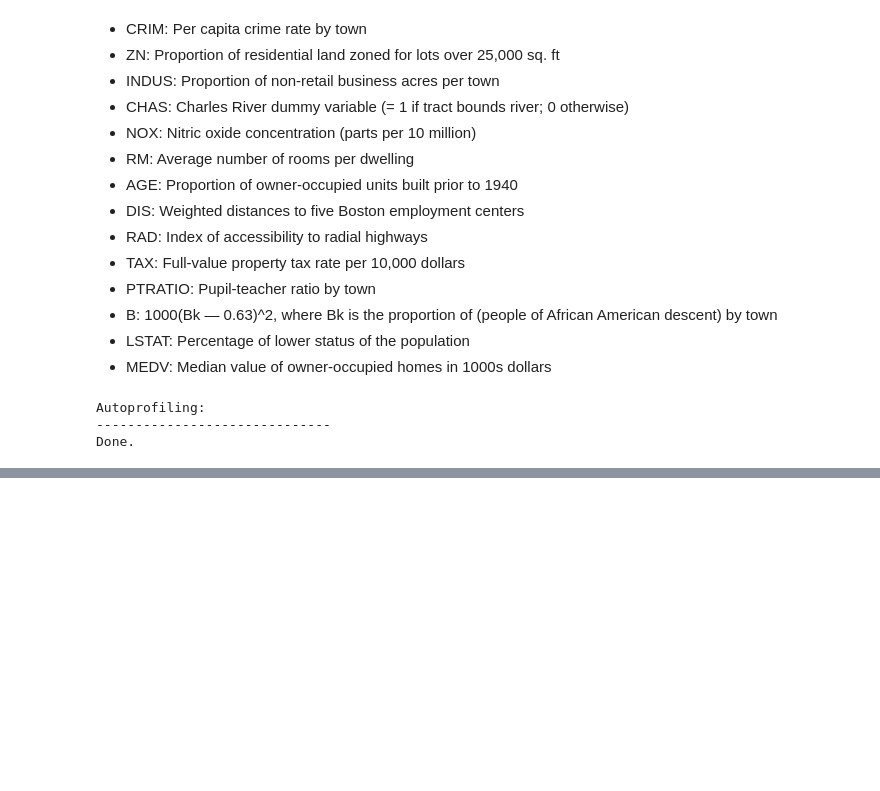
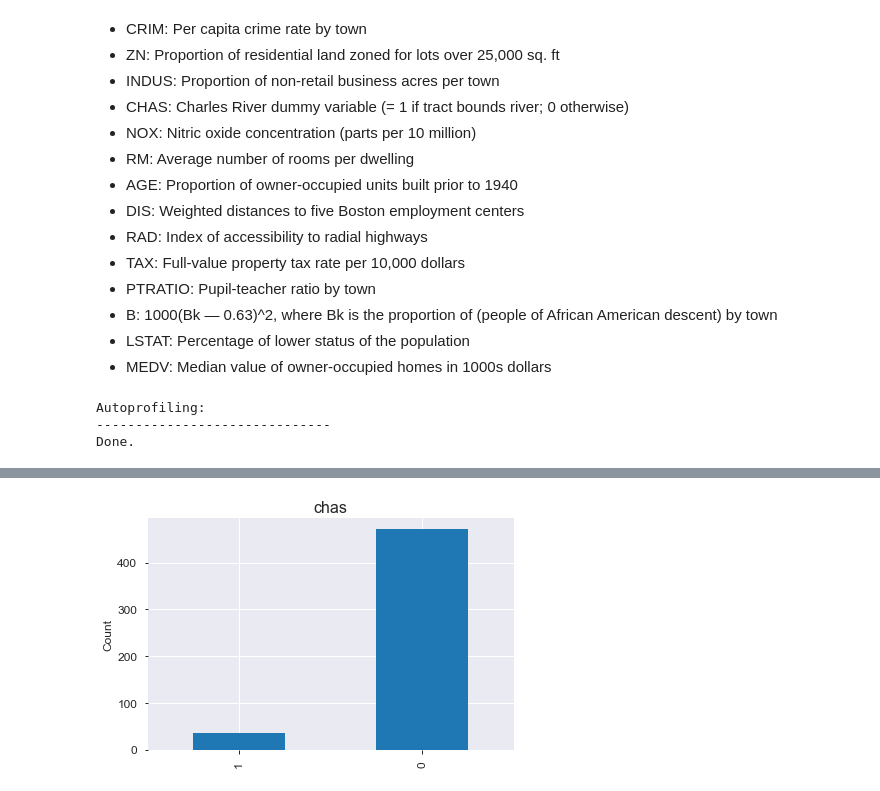
Before and after one commit to e-compagno/boston_housing, a Jupyter notebook: src/Boston_housing.ipynb, the cells around one changed output, grey strips where cells are left out. Saved outputs shown, nothing was run; the diff lists cells and outputs as text; code cells hidden in the pictures; blank space fills up the shorter version.

```diff
--- a/src/Boston_housing.ipynb
+++ b/src/Boston_housing.ipynb
@@ -128,3 +129,14 @@ df.describe()
+# %%
+# Category exploration: count for each category
+for var_name in cat_columns:
+    df[var_name].value_counts().sort_values().plot(kind = 'bar', color = 'C0')
+    plt.title(var_name)
+    plt.ylabel('Count')
+plt.tight_layout()
+plt.savefig('../images/category_exploration.png', dpi=300)
+plt.show()
+# %% [output]
+[figure, added]
 # %%
 # Numeric features distribution
 colors = sns.color_palette("deep")
```
Also changed, not shown: parts of 5 cells of this notebook, 3 other files.
